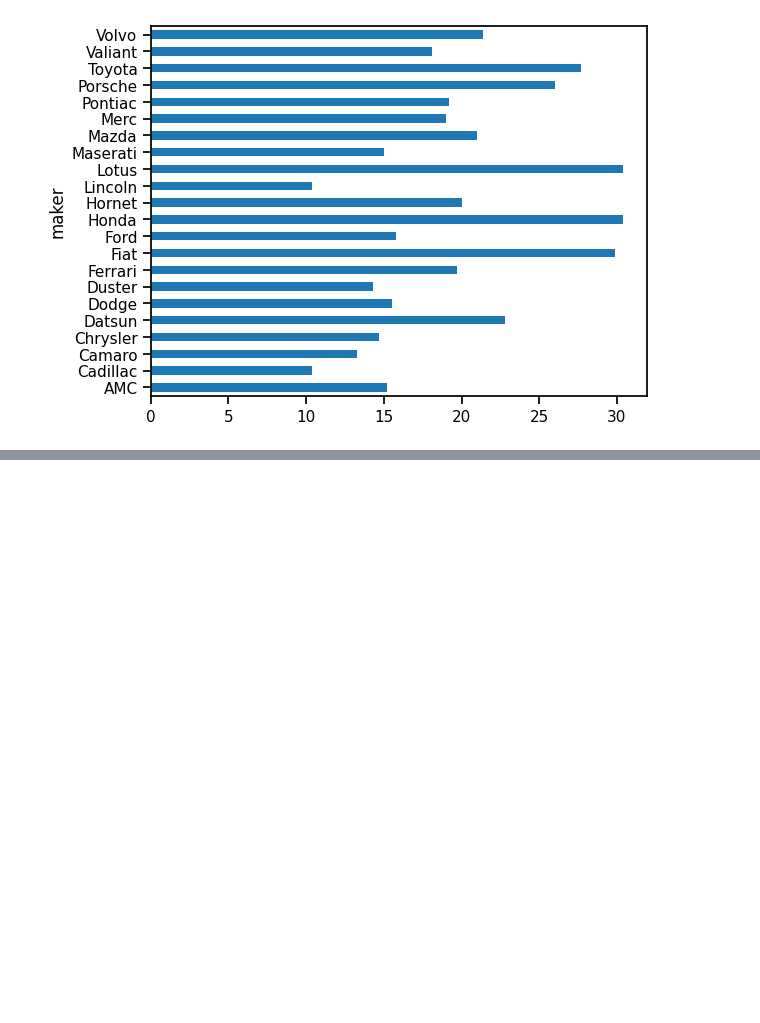
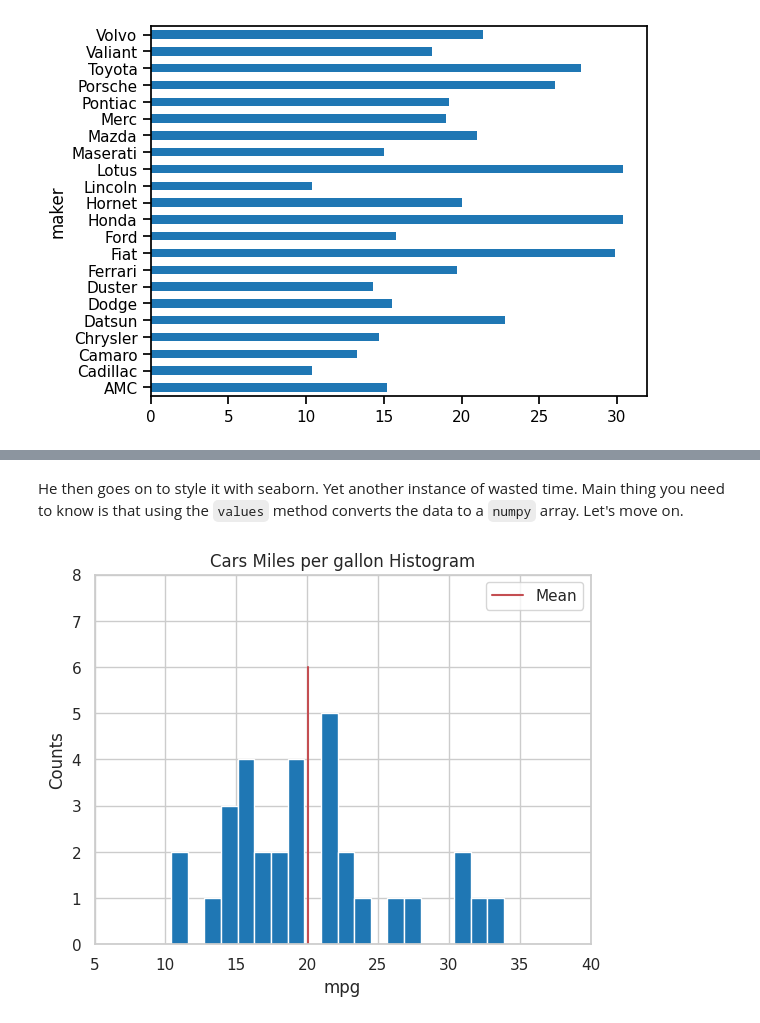
Before and after one commit to crdcamp/lin-reg-application, a Jupyter notebook: references/1_exploratory_data_analysis.ipynb, the cells around one changed output, grey strips where cells are left out. Drawn from its saved outputs; the diff is of its cells as text; code cells hidden in the pictures; blank space fills up the shorter version.

```diff
--- a/references/1_exploratory_data_analysis.ipynb
+++ b/references/1_exploratory_data_analysis.ipynb
@@ -160,0 +179,14 @@ av_mpg.plot(kind='barh')
+# %% [markdown]
+He then goes on to style it with seaborn. Yet another instance of wasted time. Main thing you need to know is that using the `values` method converts the data to a `numpy` array. Let's move on.
+# %%
+with sns.axes_style("whitegrid"):
+    plt.hist(dfcars.mpg.values, bins=20)
+    plt.xlim(5, 40)
+    plt.ylim([0, 8])
+    plt.axvline(dfcars.mpg.mean(), 0, 0.75, color='r', label='Mean')
+    plt.xlabel("mpg")
+    plt.ylabel("Counts")
+    plt.title("Cars Miles per gallon Histogram")
+    plt.legend()
+# %% [output]
+[figure, added]
```
Also changed, not shown: parts of 9 cells of this notebook.
